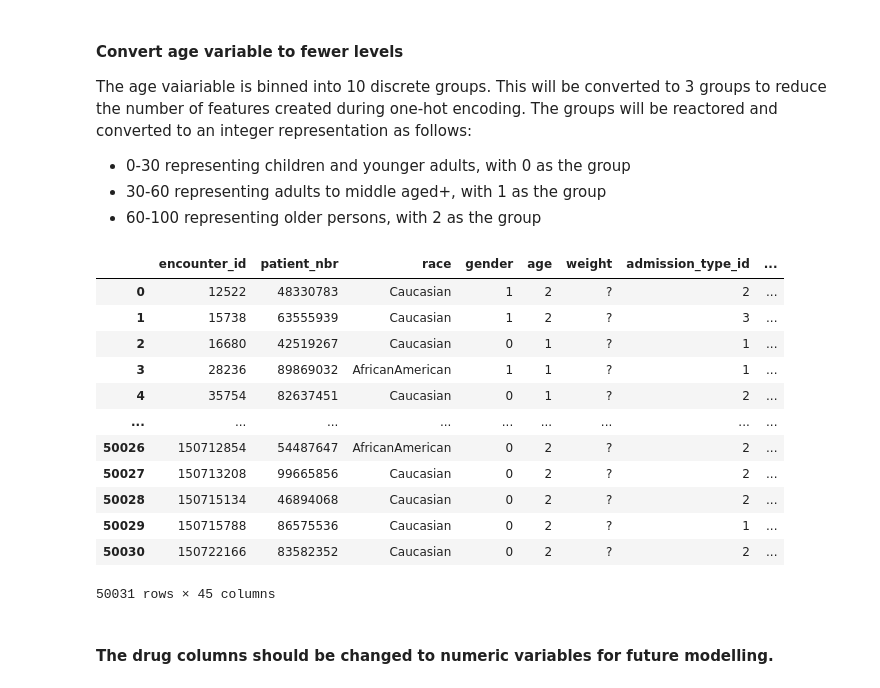
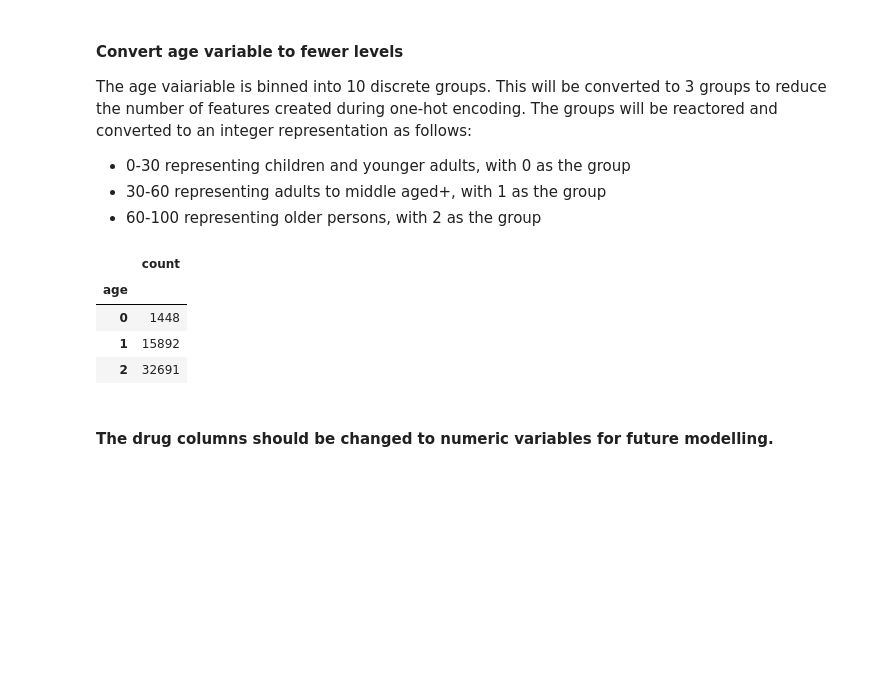
Before and after one commit to johnmarquess/IFN509, a Jupyter notebook: Assignment1_submission/assigment1_analysis.ipynb, the cells around one changed output. Cells and saved outputs as stored; diff of their text form; code cells hidden in the pictures; blank space fills up the shorter version.

```diff
--- a/Assignment1_submission/assigment1_analysis.ipynb
+++ b/Assignment1_submission/assigment1_analysis.ipynb
@@ -1232,6 +1233,4 @@ choices = [
 # %%
 # Apply the conditions to create the new column
 d1['admission_source'] = np.select(conditions, choices, default='Not Available')
-# %%
-d1['admission_source_id'] = d1['admission_source_id'].map(admission_source_id_map)
 # %%
@@ -1341,21 +1340,13 @@ def convert_age_groups(age):
 # %%
 d1['age'] = d1['age'].apply(convert_age_groups)
 # %%
-d1
+d1['age'].value_counts(dropna=False).to_frame().sort_index()
 # %% [output]
-|  | encounter_id | patient_nbr | race | gender | age | weight | admission_type_id | ... |
-| 0 | 12522 | 48330783 | Caucasian | 1 | 2 | ? | 2 | ... |
-| 1 | 15738 | 63555939 | Caucasian | 1 | 2 | ? | 3 | ... |
-| 2 | 16680 | 42519267 | Caucasian | 0 | 1 | ? | 1 | ... |
-| 3 | 28236 | 89869032 | AfricanAmerican | 1 | 1 | ? | 1 | ... |
-| 4 | 35754 | 82637451 | Caucasian | 0 | 1 | ? | 2 | ... |
-| ... | ... | ... | ... | ... | ... | ... | ... | ... |
-| 50026 | 150712854 | 54487647 | AfricanAmerican | 0 | 2 | ? | 2 | ... |
-| 50027 | 150713208 | 99665856 | Caucasian | 0 | 2 | ? | 2 | ... |
-| 50028 | 150715134 | 46894068 | Caucasian | 0 | 2 | ? | 2 | ... |
-| 50029 | 150715788 | 86575536 | Caucasian | 0 | 2 | ? | 1 | ... |
-| 50030 | 150722166 | 83582352 | Caucasian | 0 | 2 | ? | 2 | ... |
+|  | count |
+| age |  |
+| 0 | 1448 |
+| 1 | 15892 |
+| 2 | 32691 |
-50031 rows × 45 columns
 # %% [markdown]
 #### The drug columns should be changed to numeric variables for future modelling.
 # %%
```
Also changed, not shown: parts of 19 cells of this notebook, 1 other file.
